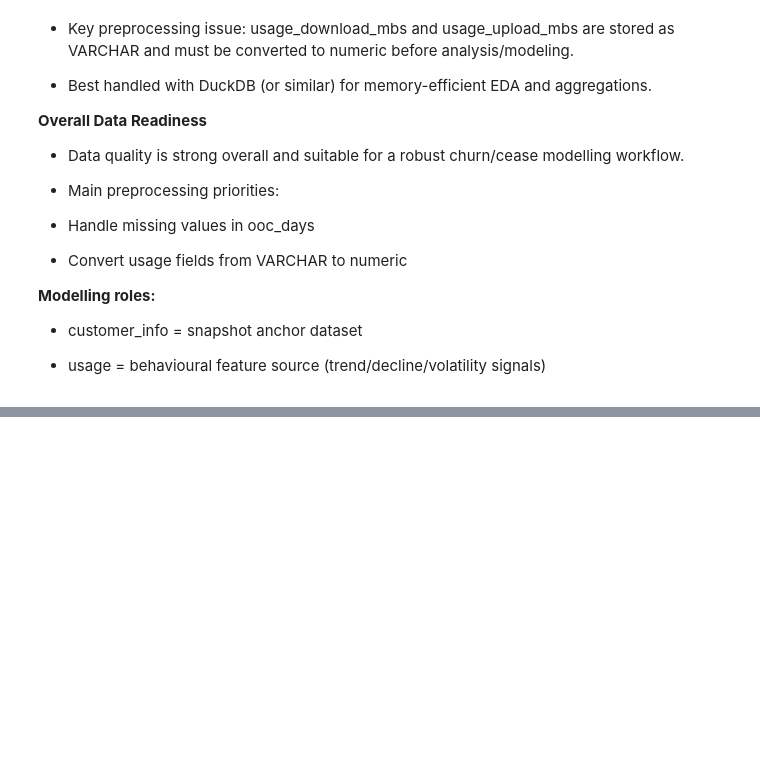
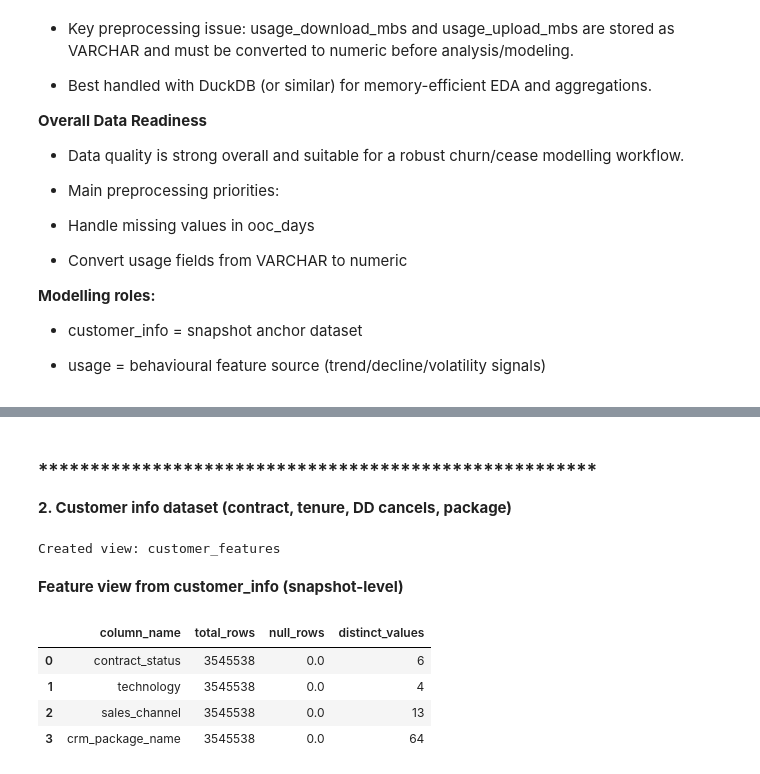
Before and after one commit to David-gbenga/Telecom_Churn_Prediction, a Jupyter notebook: Notebooks/01_eda.ipynb, the cells around one changed output, grey strips where cells are left out. Drawn from its saved outputs; the diff is of its cells as text; code cells hidden in the pictures; blank space fills up the shorter version.

```diff
--- a/Notebooks/01_eda.ipynb
+++ b/Notebooks/01_eda.ipynb
@@ -419,0 +565,79 @@ Key Observations
+# %% [markdown]
+### ******************************************************
+
+<b> 2. Customer info dataset (contract, tenure, DD cancels, package)</b>
+# %%
+
+# Connect
+catalog_db = duckdb.connect("UK_telecom.duckdb")
+
+# Register customer parquet as a view (adjust path if needed)
+customer_parquet = Path("../data/customer_info.parquet")
+
+catalog_db.execute(f"""
+    CREATE OR REPLACE VIEW customer_info AS
+    SELECT *
+    FROM read_parquet('{customer_parquet.as_posix()}')
+""")
+
+# Create churn feature view (SQL equivalent of your pandas feature engineering)
+catalog_db.execute("""
+    CREATE OR REPLACE VIEW customer_features AS
+    SELECT
+        *,
+        (speed - line_speed) AS speed_gap,
+        CASE
+            WHEN speed > 0 THEN line_speed * 1.0 / speed
+            ELSE NULL
+        END AS speed_ratio,
+        CASE
+            WHEN ooc_days > 0 THEN 1 ELSE 0
+        END AS is_out_of_contract,
+        CASE
+            WHEN ooc_days BETWEEN -30 AND 0 THEN 1 ELSE 0
+        END AS is_near_contract_end,
+        CASE
+            WHEN dd_cancel_60_day > 0 THEN 1 ELSE 0
+        END AS dd_cancel_flag_60d
+    FROM customer_info
+""")
+
+print("Created view: customer_features")
+# %% [output]
+Created view: customer_features
+# %% [markdown]
+<b>Feature view from customer_info (snapshot-level)</b>
+# %%
+cat_profile = catalog_db.execute("""
+    SELECT 'contract_status' AS column_name,
+           COUNT(*) AS total_rows,
+           SUM(CASE WHEN contract_status IS NULL THEN 1 ELSE 0 END) AS null_rows,
+           COUNT(DISTINCT contract_status) AS distinct_values
+    FROM customer_features
+    UNION ALL
+    SELECT 'technology',
+           COUNT(*),
+           SUM(CASE WHEN technology IS NULL THEN 1 ELSE 0 END),
+           COUNT(DISTINCT technology)
+    FROM customer_features
+    UNION ALL
+    SELECT 'sales_channel',
+           COUNT(*),
+           SUM(CASE WHEN sales_channel IS NULL THEN 1 ELSE 0 END),
+           COUNT(DISTINCT sales_channel)
+    FROM customer_features
+    UNION ALL
+    SELECT 'crm_package_name',
+           COUNT(*),
+           SUM(CASE WHEN crm_package_name IS NULL THEN 1 ELSE 0 END),
+           COUNT(DISTINCT crm_package_name)
+    FROM customer_features
+""").df()
+
+cat_profile
+# %% [output]
+|  | column_name | total_rows | null_rows | distinct_values |
+| 0 | contract_status | 3545538 | 0.0 | 6 |
+| 1 | technology | 3545538 | 0.0 | 4 |
+| 2 | sales_channel | 3545538 | 0.0 | 13 |
+| 3 | crm_package_name | 3545538 | 0.0 | 64 |
```
Also changed, not shown: parts of 13 cells of this notebook, 3 other files.
